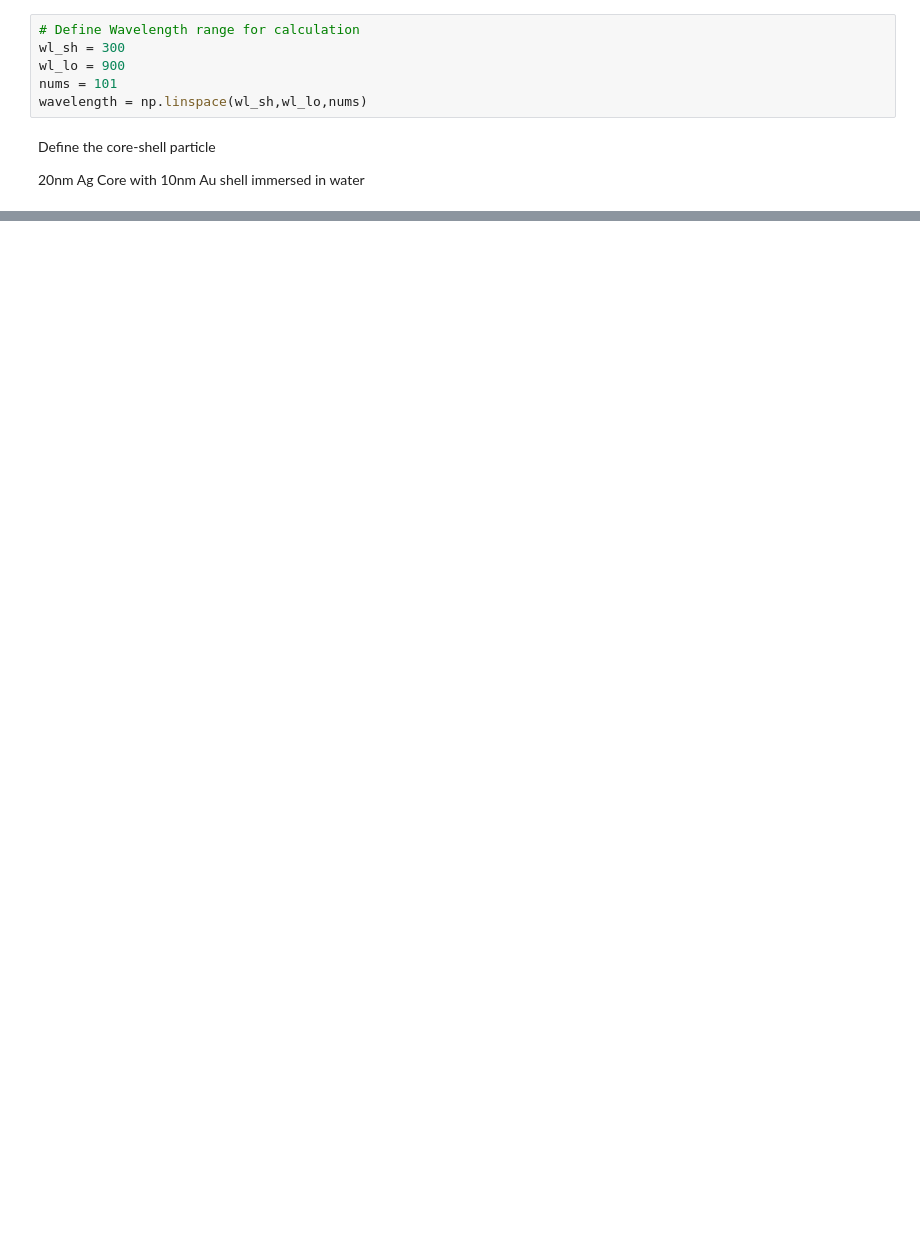
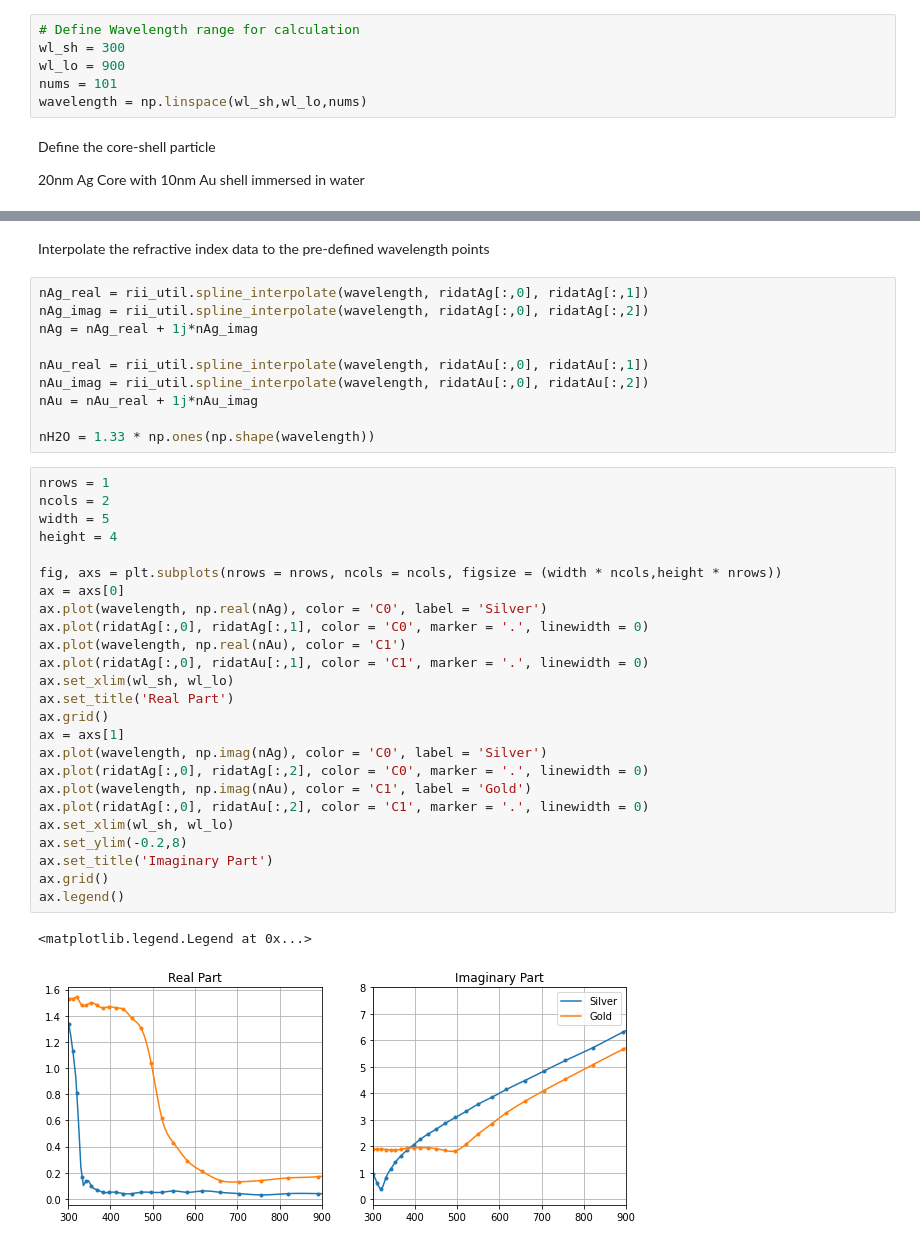
Before and after one commit to steinhb/pyNMie, a Jupyter notebook: demo.ipynb, the cells around one changed output, grey strips where cells are left out. Saved outputs shown, nothing was run; the diff lists cells and outputs as text; blank space fills up the shorter version.

```diff
--- a/demo.ipynb
+++ b/demo.ipynb
@@ -30,3 +33,43 @@ nH2O*=np.ones(np.shape(wavelength))
+# %% [markdown]
+Interpolate the refractive index data to the pre-defined wavelength points
+# %%
+nAg_real = rii_util.spline_interpolate(wavelength, ridatAg[:,0], ridatAg[:,1])
+nAg_imag = rii_util.spline_interpolate(wavelength, ridatAg[:,0], ridatAg[:,2])
+nAg = nAg_real + 1j*nAg_imag
+
+nAu_real = rii_util.spline_interpolate(wavelength, ridatAu[:,0], ridatAu[:,1])
+nAu_imag = rii_util.spline_interpolate(wavelength, ridatAu[:,0], ridatAu[:,2])
+nAu = nAu_real + 1j*nAu_imag
+
+nH2O = 1.33 * np.ones(np.shape(wavelength))
+# %%
+nrows = 1
+ncols = 2
+width = 5
+height = 4
+
+fig, axs = plt.subplots(nrows = nrows, ncols = ncols, figsize = (width * ncols,height * nrows))
+ax = axs[0]
+ax.plot(wavelength, np.real(nAg), color = 'C0', label = 'Silver')
+ax.plot(ridatAg[:,0], ridatAg[:,1], color = 'C0', marker = '.', linewidth = 0)
+ax.plot(wavelength, np.real(nAu), color = 'C1')
+ax.plot(ridatAg[:,0], ridatAu[:,1], color = 'C1', marker = '.', linewidth = 0)
+ax.set_xlim(wl_sh, wl_lo)
+ax.set_title('Real Part')
+ax.grid()
+ax = axs[1]
+ax.plot(wavelength, np.imag(nAg), color = 'C0', label = 'Silver')
+ax.plot(ridatAg[:,0], ridatAg[:,2], color = 'C0', marker = '.', linewidth = 0)
+ax.plot(wavelength, np.imag(nAu), color = 'C1', label = 'Gold')
+ax.plot(ridatAg[:,0], ridatAu[:,2], color = 'C1', marker = '.', linewidth = 0)
+ax.set_xlim(wl_sh, wl_lo)
+ax.set_ylim(-0.2,8)
+ax.set_title('Imaginary Part')
+ax.grid()
+ax.legend()
+# %% [output]
+<matplotlib.legend.Legend at 0x...>
+[figure, added]
 # %% [markdown]
 Pack the diameters and refractive indices
 
```
Also changed, not shown: parts of 12 cells of this notebook, 3 other files.
